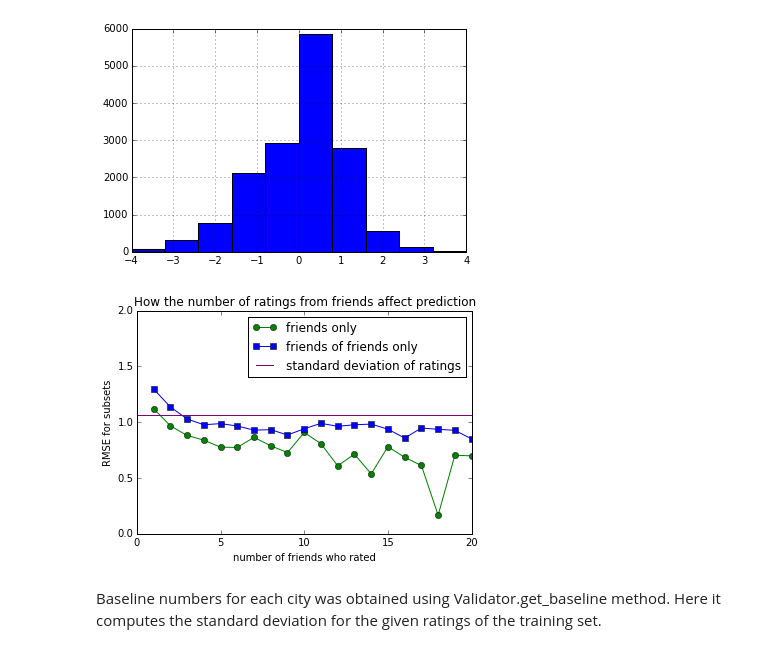
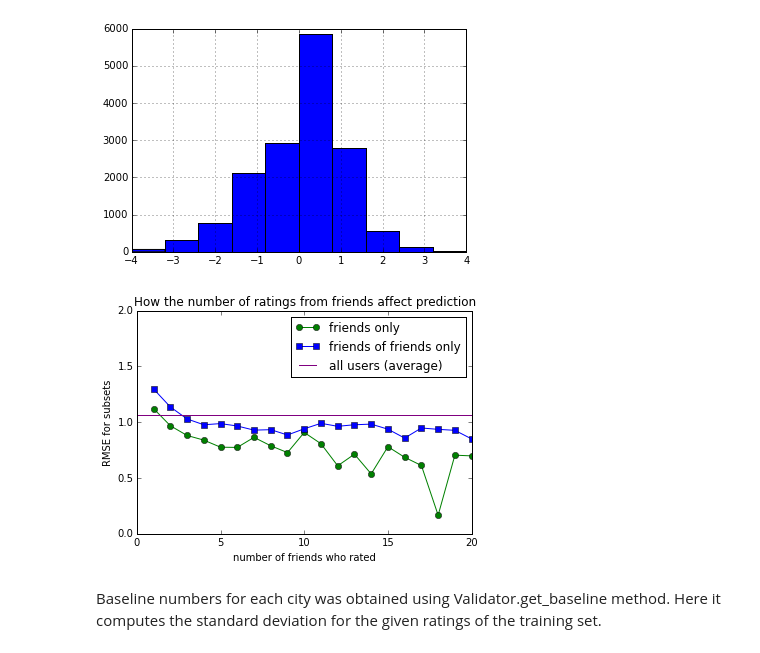
Before and after one commit to suhanree/network-recommender, a Jupyter notebook: code/EDA.ipynb, the cells around one changed output. Cells and saved outputs as stored; diff of their text form; code cells hidden in the pictures.

```diff
--- a/code/EDA.ipynb
+++ b/code/EDA.ipynb
@@ -642,23 +642,23 @@ for n in range(1,100):
 # %%
 plt.xlabel('number of friends who rated')
 plt.ylabel('RMSE for subsets')
 plt.xlim(0,20)
 plt.ylim(0,2)
 plt.title('How the number of ratings from friends affect prediction')
 fig1 = plt.plot(range(1,100), stds1, marker='o', color='g', label='friends only')
 fig2 = plt.plot(range(1,100), stds2, marker='s', color='b', label='friends of friends only')
 #fig3 = plt.plot(range(1,100), baseline1, marker='D', color='g', label='baseline for friends')
 #fig4 = plt.plot(range(1,100), baseline2, marker='D', color='b', label='baseline for friends of friends')
 #b1 = ratings_diff1.real.std()
 #b2 = ratings_diff2.real.std()
 #fig3 = plt.plot([0, 100], [b1, b1], color='g', label='baseline for friends')
 #fig4 = plt.plot([0, 100], [b2, b2], color='b', label='baseline for friends of friends')
 b0 = 1.065 # standard deviation of ratings for the city of Montreal.
-fig5 = plt.plot([0, 100], [b0, b0], color='purple', label='standard deviation of ratings')
+fig5 = plt.plot([0, 100], [b0, b0], color='purple', label='all users (average)')
 plt.legend()
 plt.savefig('../fig/friends.png', dpi=200)
 # %% [output]
-[figure, old version]
+[figure, new version]
 # %%
 # Baseline is already obtained for the whole ratings of the dataset, which is just the standard deviation
 # of the all ratings. But this is not to be compared with results from UsingFriends, because they are using
```
Also changed, not shown: parts of 3 cells of this notebook, 13 other files.
